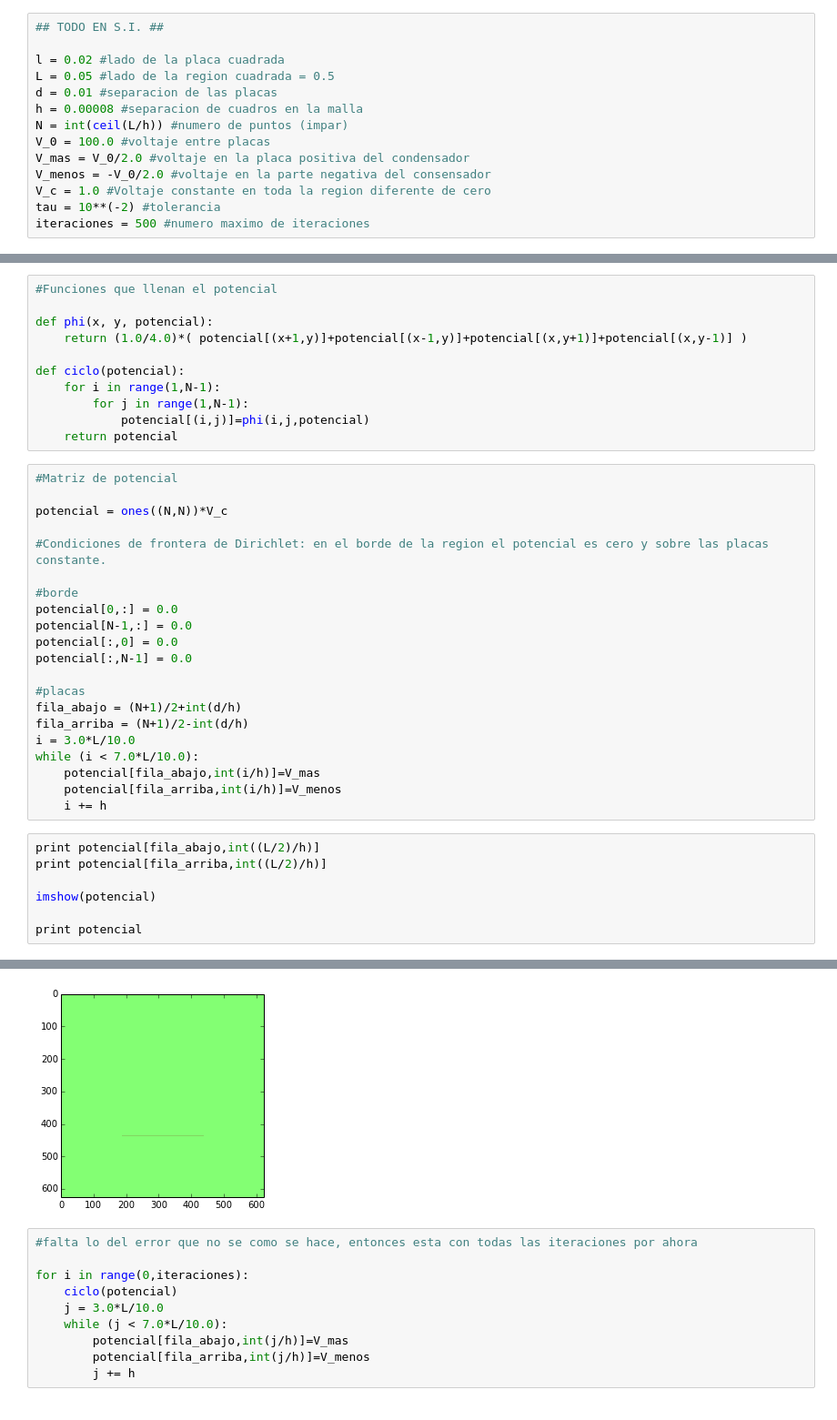
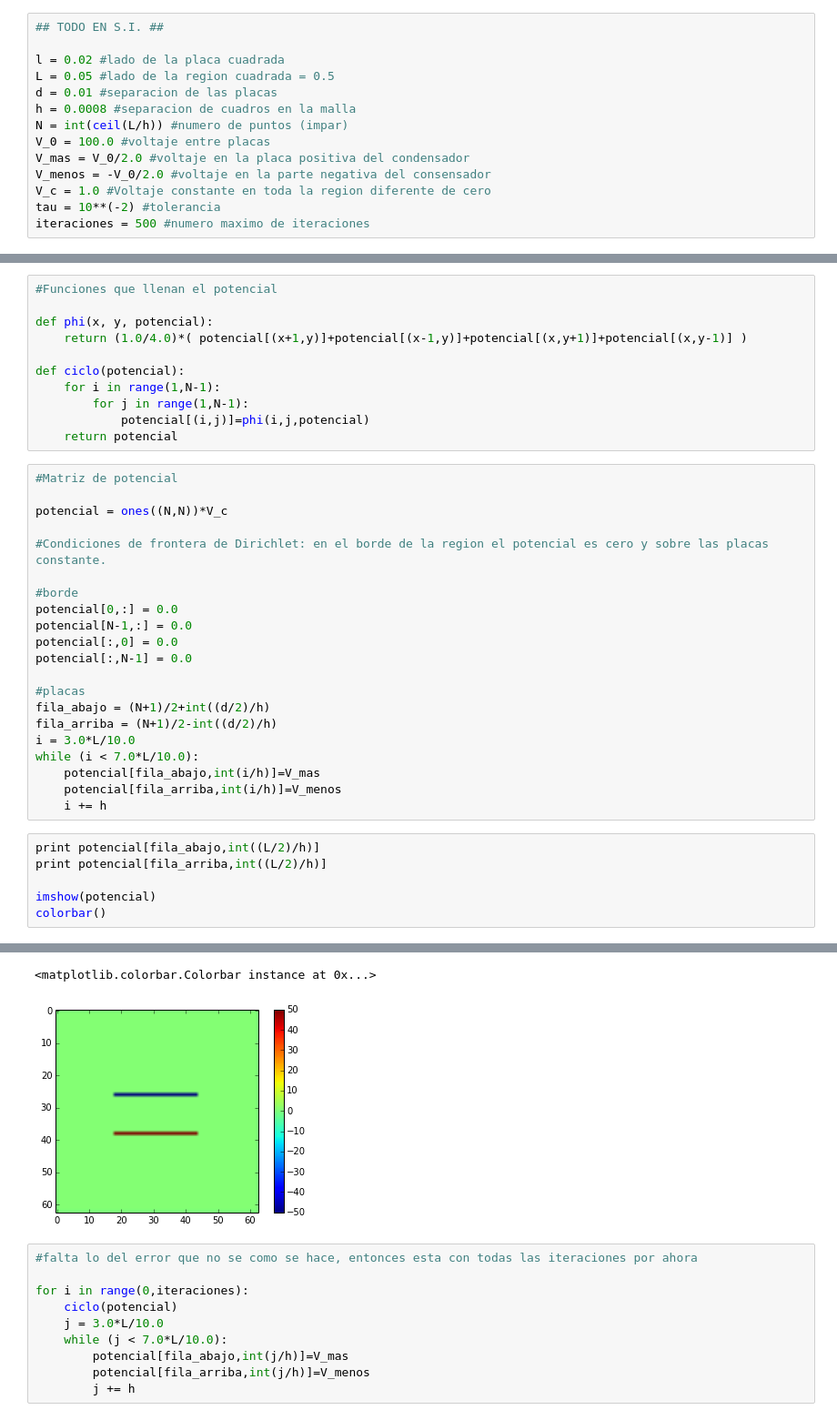
Before and after one commit to mariacamilarg/NotebooksVarios, a Jupyter notebook: TalleresEM1/CondensadorPlacasParalelas.ipynb, the cells around one changed output, grey strips where cells are left out. Shown at 91% size. Saved outputs shown, nothing was run; the diff lists cells and outputs as text.

```diff
--- a/TalleresEM1/CondensadorPlacasParalelas.ipynb
+++ b/TalleresEM1/CondensadorPlacasParalelas.ipynb
@@ -8,7 +8,7 @@ Populating the interactive namespace from numpy and matplotlib
 l = 0.02 #lado de la placa cuadrada
 L = 0.05 #lado de la region cuadrada = 0.5
 d = 0.01 #separacion de las placas
-h = 0.00008 #separacion de cuadros en la malla
+h = 0.0008 #separacion de cuadros en la malla
 N = int(ceil(L/h)) #numero de puntos (impar)
 V_0 = 100.0 #voltaje entre placas
 V_mas = V_0/2.0 #voltaje en la placa positiva del condensador
@@ -45,8 +45,8 @@ potencial[:,0] = 0.0
 potencial[:,N-1] = 0.0
 
 #placas
-fila_abajo = (N+1)/2+int(d/h)
-fila_arriba = (N+1)/2-int(d/h)
+fila_abajo = (N+1)/2+int((d/2)/h)
+fila_arriba = (N+1)/2-int((d/2)/h)
 i = 3.0*L/10.0
 while (i < 7.0*L/10.0):
     potencial[fila_abajo,int(i/h)]=V_mas
@@ -57,8 +57,7 @@ print potencial[fila_abajo,int((L/2)/h)]
 print potencial[fila_arriba,int((L/2)/h)]
 
 imshow(potencial)
-
-print potencial
+colorbar()
 # %% [output]
 50.0
 -50.0
@@ -72,4 +64,5 @@ print potencial
+<matplotlib.colorbar.Colorbar instance at 0x...>
-[figure, old version]
+[figure, new version]
 # %%
 #falta lo del error que no se como se hace, entonces esta con todas las iteraciones por ahora
 
```
Also changed, not shown: parts of 3 cells of this notebook.
